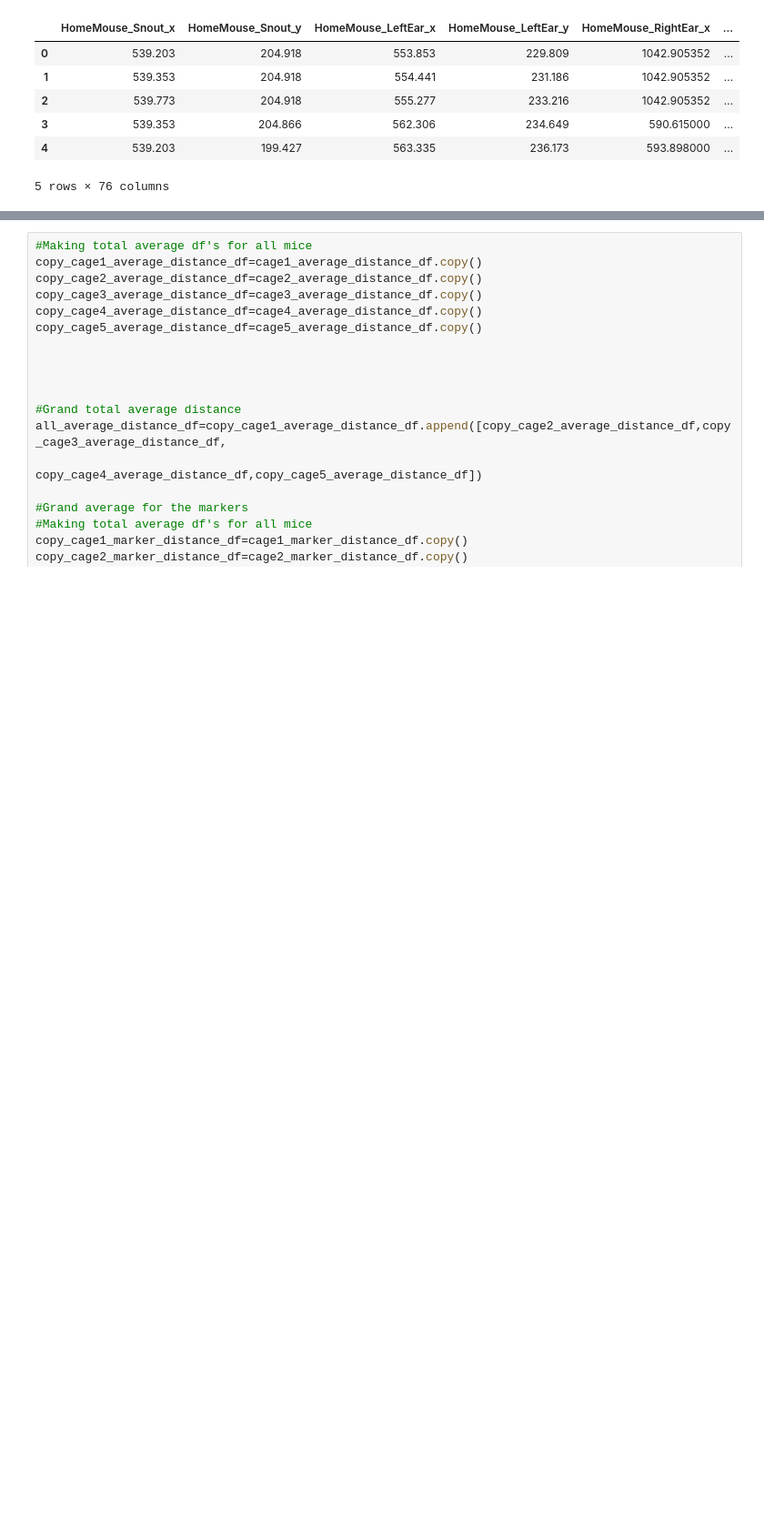
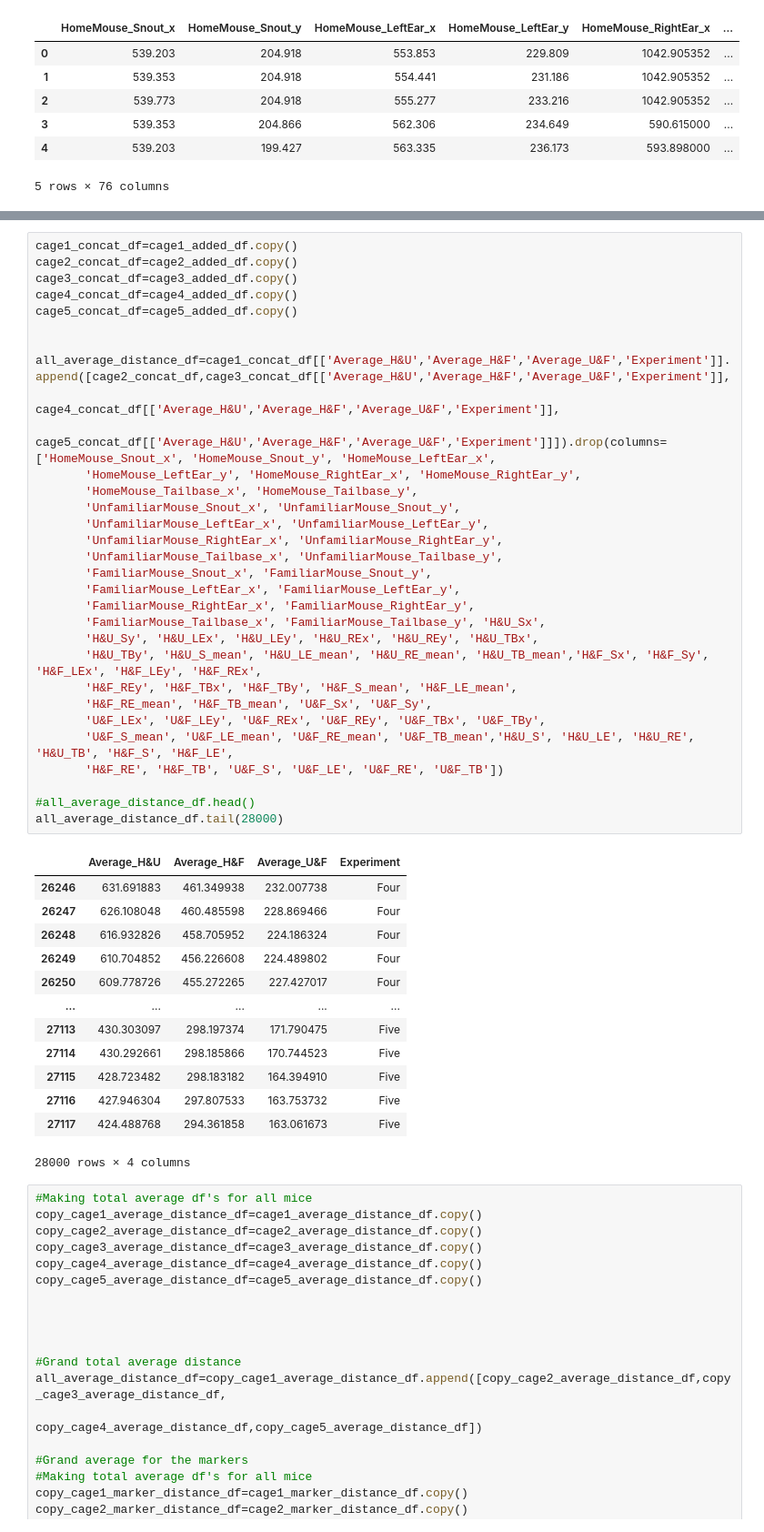
Before and after one commit to Frost-Lab-Utah/DLC, a Jupyter notebook: DLC_WT_social_trial.ipynb, the cells around one changed output, grey strips where cells are left out. Shown at 91% size. Saved outputs shown, nothing was run; the diff lists cells and outputs as text; blank space fills up the shorter version.

```diff
--- a/DLC_WT_social_trial.ipynb
+++ b/DLC_WT_social_trial.ipynb
@@ -676,3 +582,48 @@ cage1_marker_distance_df.head()
+# %%
+cage1_concat_df=cage1_added_df.copy()
+cage2_concat_df=cage2_added_df.copy()
+cage3_concat_df=cage3_added_df.copy()
+cage4_concat_df=cage4_added_df.copy()
+cage5_concat_df=cage5_added_df.copy()
+
+
+all_average_distance_df=cage1_concat_df[['Average_H&U','Average_H&F','Average_U&F','Experiment']].append([cage2_concat_df,cage3_concat_df[['Average_H&U','Average_H&F','Average_U&F','Experiment']],
+                                                              cage4_concat_df[['Average_H&U','Average_H&F','Average_U&F','Experiment']],
+                                                            cage5_concat_df[['Average_H&U','Average_H&F','Average_U&F','Experiment']]]).drop(columns=['HomeMouse_Snout_x', 'HomeMouse_Snout_y', 'HomeMouse_LeftEar_x',
+       'HomeMouse_LeftEar_y', 'HomeMouse_RightEar_x', 'HomeMouse_RightEar_y',
+       'HomeMouse_Tailbase_x', 'HomeMouse_Tailbase_y',
+       'UnfamiliarMouse_Snout_x', 'UnfamiliarMouse_Snout_y',
+       'UnfamiliarMouse_LeftEar_x', 'UnfamiliarMouse_LeftEar_y',
+       'UnfamiliarMouse_RightEar_x', 'UnfamiliarMouse_RightEar_y',
+       'UnfamiliarMouse_Tailbase_x', 'UnfamiliarMouse_Tailbase_y',
+       'FamiliarMouse_Snout_x', 'FamiliarMouse_Snout_y',
+       'FamiliarMouse_LeftEar_x', 'FamiliarMouse_LeftEar_y',
+       'FamiliarMouse_RightEar_x', 'FamiliarMouse_RightEar_y',
+       'FamiliarMouse_Tailbase_x', 'FamiliarMouse_Tailbase_y', 'H&U_Sx',
+       'H&U_Sy', 'H&U_LEx', 'H&U_LEy', 'H&U_REx', 'H&U_REy', 'H&U_TBx',
+       'H&U_TBy', 'H&U_S_mean', 'H&U_LE_mean', 'H&U_RE_mean', 'H&U_TB_mean','H&F_Sx', 'H&F_Sy', 'H&F_LEx', 'H&F_LEy', 'H&F_REx',
+       'H&F_REy', 'H&F_TBx', 'H&F_TBy', 'H&F_S_mean', 'H&F_LE_mean',
+       'H&F_RE_mean', 'H&F_TB_mean', 'U&F_Sx', 'U&F_Sy',
+       'U&F_LEx', 'U&F_LEy', 'U&F_REx', 'U&F_REy', 'U&F_TBx', 'U&F_TBy',
+       'U&F_S_mean', 'U&F_LE_mean', 'U&F_RE_mean', 'U&F_TB_mean','H&U_S', 'H&U_LE', 'H&U_RE', 'H&U_TB', 'H&F_S', 'H&F_LE',
+       'H&F_RE', 'H&F_TB', 'U&F_S', 'U&F_LE', 'U&F_RE', 'U&F_TB'])
+
+#all_average_distance_df.head()
+all_average_distance_df.tail(28000)
+# %% [output]
+|  | Average_H&U | Average_H&F | Average_U&F | Experiment |
+| 26246 | 631.691883 | 461.349938 | 232.007738 | Four |
+| 26247 | 626.108048 | 460.485598 | 228.869466 | Four |
+| 26248 | 616.932826 | 458.705952 | 224.186324 | Four |
+| 26249 | 610.704852 | 456.226608 | 224.489802 | Four |
+| 26250 | 609.778726 | 455.272265 | 227.427017 | Four |
+| ... | ... | ... | ... | ... |
+| 27113 | 430.303097 | 298.197374 | 171.790475 | Five |
+| 27114 | 430.292661 | 298.185866 | 170.744523 | Five |
+| 27115 | 428.723482 | 298.183182 | 164.394910 | Five |
+| 27116 | 427.946304 | 297.807533 | 163.753732 | Five |
+| 27117 | 424.488768 | 294.361858 | 163.061673 | Five |
+28000 rows × 4 columns
 # %%
 #Making total average df's for all mice
 copy_cage1_average_distance_df=cage1_average_distance_df.copy()
```
Also changed, not shown: parts of 4 cells of this notebook.
